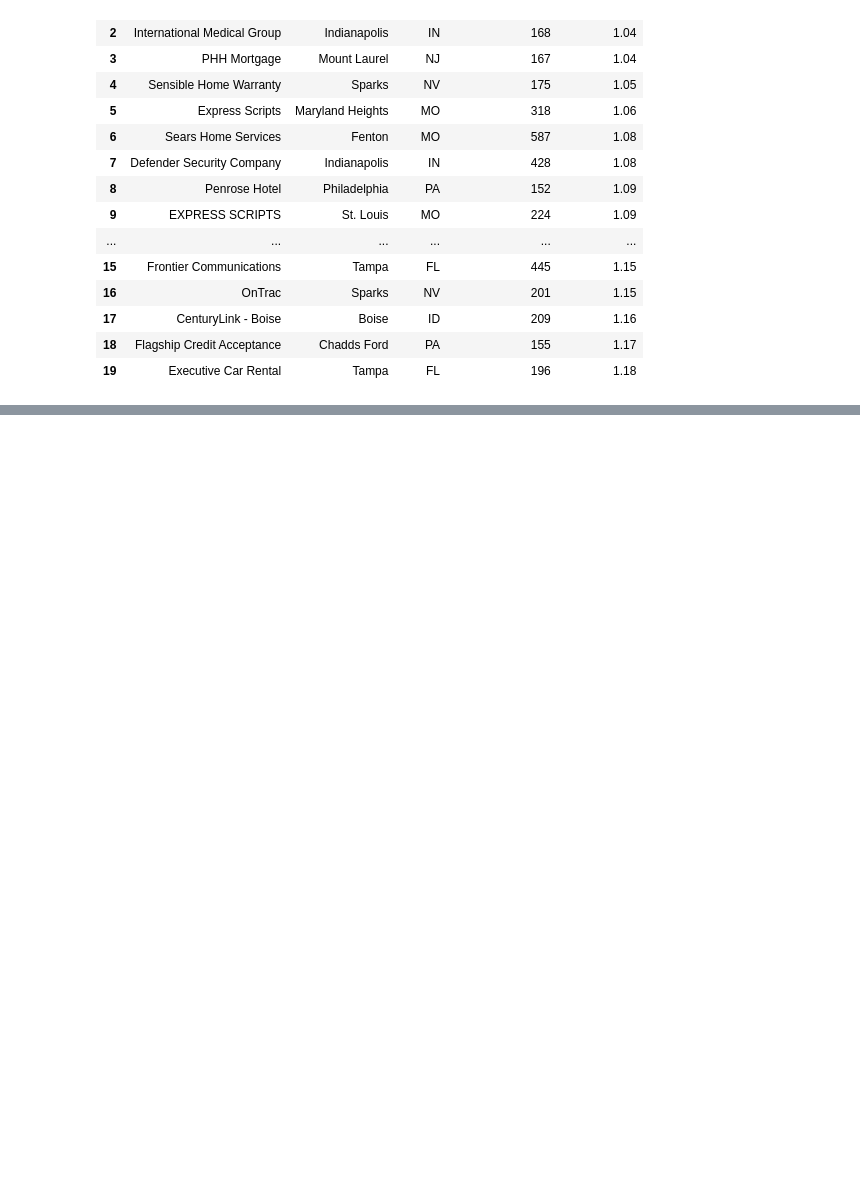
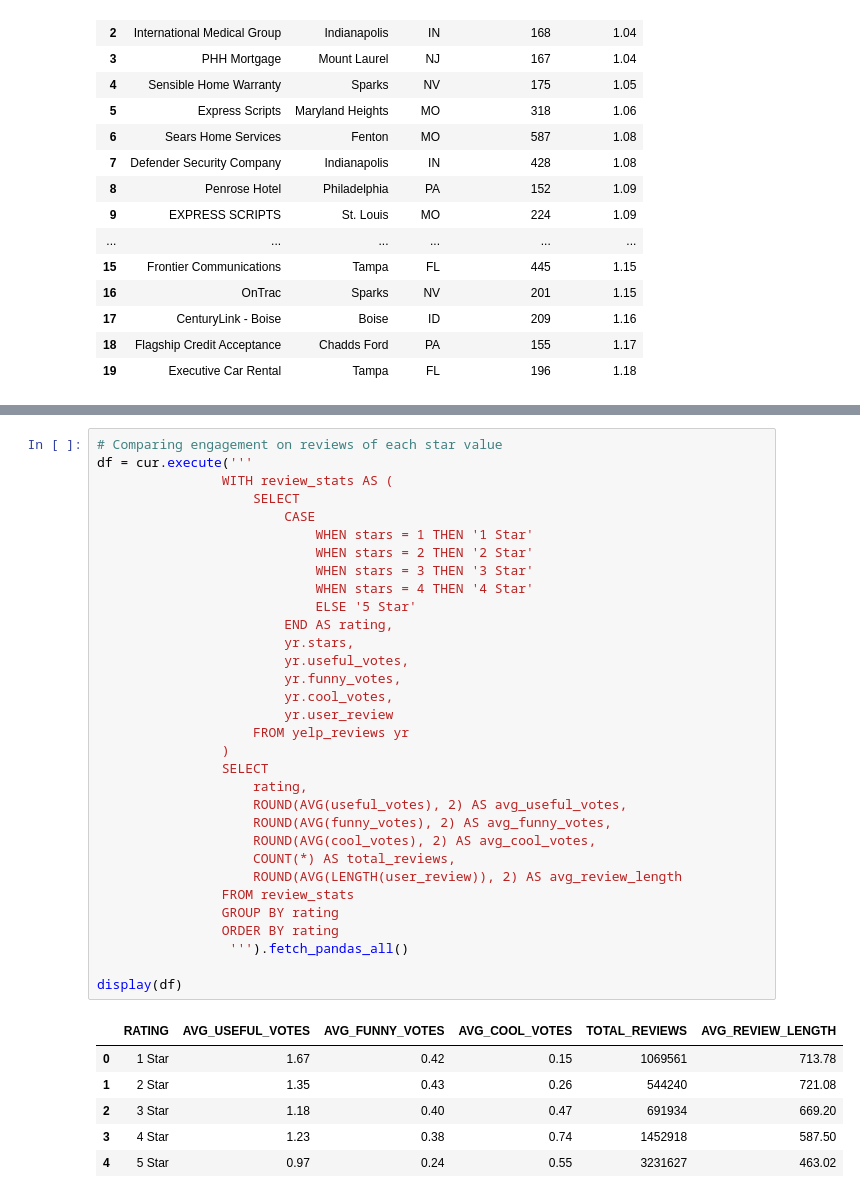
Before and after one commit to KeeganDavis/data-projects, a Jupyter notebook: yelp-reviews/notebooks/sql_queries.ipynb, the cells around one changed output, grey strips where cells are left out. Cells and saved outputs as stored; diff of their text form; blank space fills up the shorter version.

```diff
--- a/yelp-reviews/notebooks/sql_queries.ipynb
+++ b/yelp-reviews/notebooks/sql_queries.ipynb
@@ -1340,0 +1308,39 @@ display(df)
+# %%
+# Comparing engagement on reviews of each star value
+df = cur.execute('''
+                WITH review_stats AS (
+                    SELECT
+                        CASE
+                            WHEN stars = 1 THEN '1 Star'
+                            WHEN stars = 2 THEN '2 Star'
+                            WHEN stars = 3 THEN '3 Star'
+                            WHEN stars = 4 THEN '4 Star'
+                            ELSE '5 Star'
+                        END AS rating,
+                        yr.stars,
+                        yr.useful_votes,
+                        yr.funny_votes,
+                        yr.cool_votes,
+                        yr.user_review
+                    FROM yelp_reviews yr
+                )
+                SELECT
+                    rating,
+                    ROUND(AVG(useful_votes), 2) AS avg_useful_votes,
+                    ROUND(AVG(funny_votes), 2) AS avg_funny_votes,
+                    ROUND(AVG(cool_votes), 2) AS avg_cool_votes,
+                    COUNT(*) AS total_reviews,
+                    ROUND(AVG(LENGTH(user_review)), 2) AS avg_review_length
+                FROM review_stats
+                GROUP BY rating
+                ORDER BY rating
+                 ''').fetch_pandas_all()
+
+display(df)
+# %% [output]
+|  | RATING | AVG_USEFUL_VOTES | AVG_FUNNY_VOTES | AVG_COOL_VOTES | TOTAL_REVIEWS | AVG_REVIEW_LENGTH |
+| 0 | 1 Star | 1.67 | 0.42 | 0.15 | 1069561 | 713.78 |
+| 1 | 2 Star | 1.35 | 0.43 | 0.26 | 544240 | 721.08 |
+| 2 | 3 Star | 1.18 | 0.40 | 0.47 | 691934 | 669.20 |
+| 3 | 4 Star | 1.23 | 0.38 | 0.74 | 1452918 | 587.50 |
+| 4 | 5 Star | 0.97 | 0.24 | 0.55 | 3231627 | 463.02 |
```
Also changed, not shown: parts of 4 cells of this notebook.
